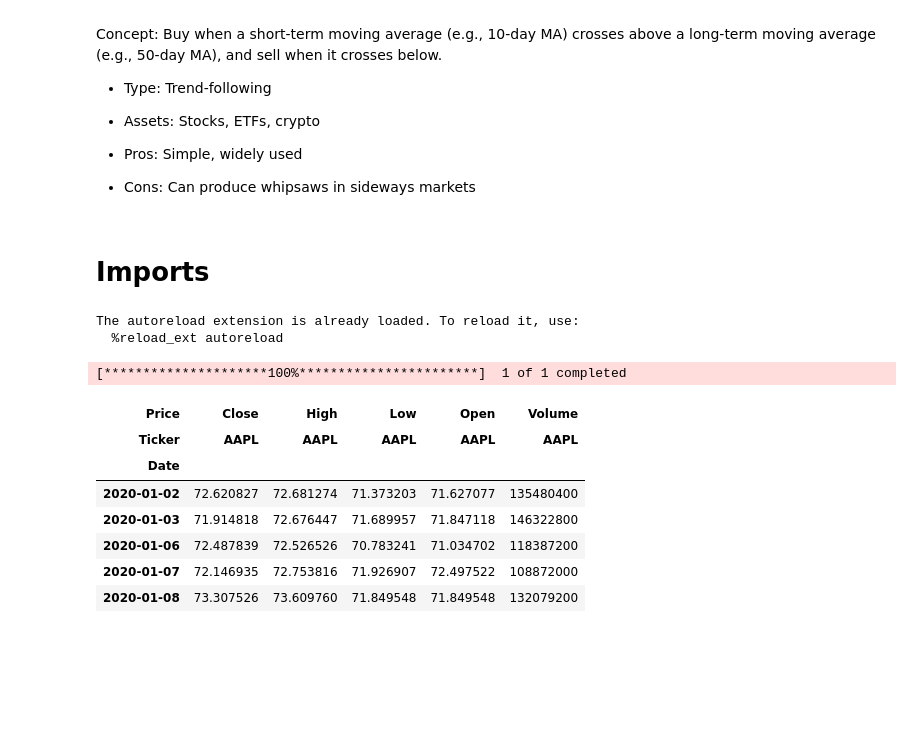
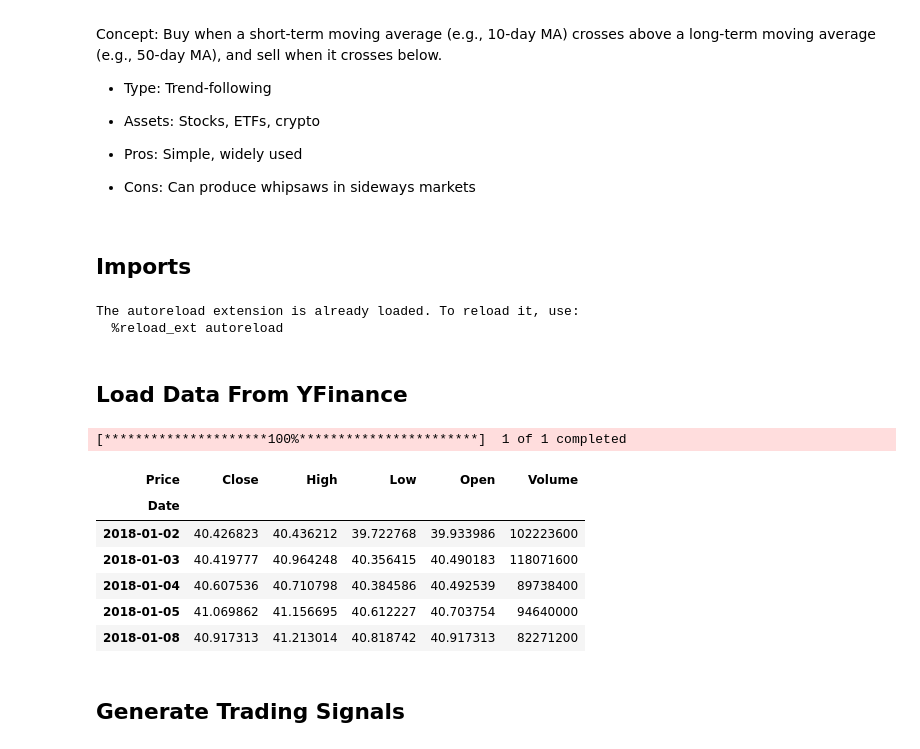
Before and after one commit to JamieW365/trading_algos, a Jupyter notebook: notebooks/moving_average_crossover.ipynb, the cells around one changed output. Saved outputs shown, nothing was run; the diff lists cells and outputs as text; code cells hidden in the pictures; blank space fills up the shorter version.

```diff
--- a/notebooks/moving_average_crossover.ipynb
+++ b/notebooks/moving_average_crossover.ipynb
@@ -10,7 +10,7 @@
 
 * Cons: Can produce whipsaws in sideways markets
 # %% [markdown]
-# Imports
+## Imports
 # %%
 import pandas as pd
 import numpy as np
@@ -22,17 +22,23 @@ import yfinance as yf
 # %% [output]
 The autoreload extension is already loaded. To reload it, use:
   %reload_ext autoreload
+# %% [markdown]
+## Load Data From YFinance
 # %%
-df_aapl = yf.download('AAPL', start='2020-01-01')
+df_aapl = yf.download('AAPL', start='2018-01-01')
+
+df_aapl = df_aapl.droplevel(axis=1, level=1)
+
 df_aapl.head()
 # %% [output]
 [*********************100%***********************]  1 of 1 completed
 | Price | Close | High | Low | Open | Volume |
-| Ticker | AAPL | AAPL | AAPL | AAPL | AAPL |
 | Date |  |  |  |  |  |
-| 2020-01-02 | 72.620827 | 72.681274 | 71.373203 | 71.627077 | 135480400 |
-| 2020-01-03 | 71.914818 | 72.676447 | 71.689957 | 71.847118 | 146322800 |
-| 2020-01-06 | 72.487839 | 72.526526 | 70.783241 | 71.034702 | 118387200 |
-| 2020-01-07 | 72.146935 | 72.753816 | 71.926907 | 72.497522 | 108872000 |
-| 2020-01-08 | 73.307526 | 73.609760 | 71.849548 | 71.849548 | 132079200 |
+| 2018-01-02 | 40.426823 | 40.436212 | 39.722768 | 39.933986 | 102223600 |
+| 2018-01-03 | 40.419777 | 40.964248 | 40.356415 | 40.490183 | 118071600 |
+| 2018-01-04 | 40.607536 | 40.710798 | 40.384586 | 40.492539 | 89738400 |
+| 2018-01-05 | 41.069862 | 41.156695 | 40.612227 | 40.703754 | 94640000 |
+| 2018-01-08 | 40.917313 | 41.213014 | 40.818742 | 40.917313 | 82271200 |
+# %% [markdown]
+## Generate Trading Signals
 # %%
```
Also changed, not shown: parts of 24 cells of this notebook.
